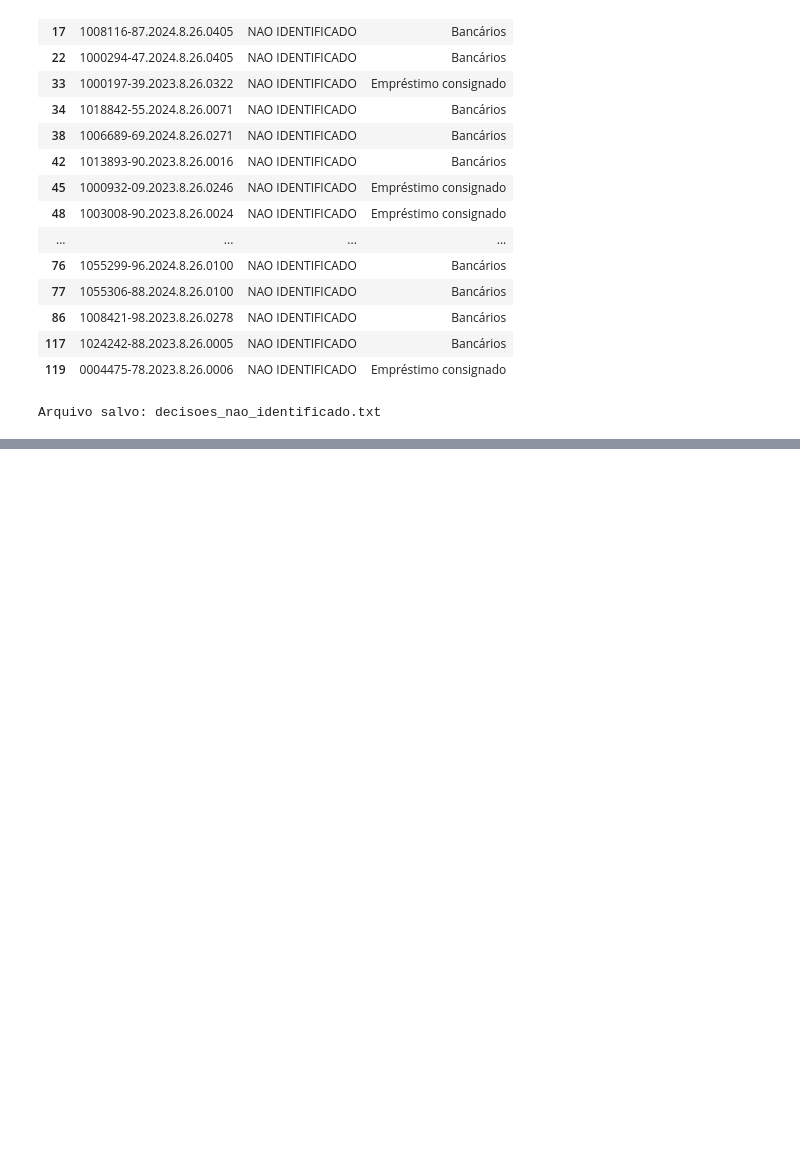
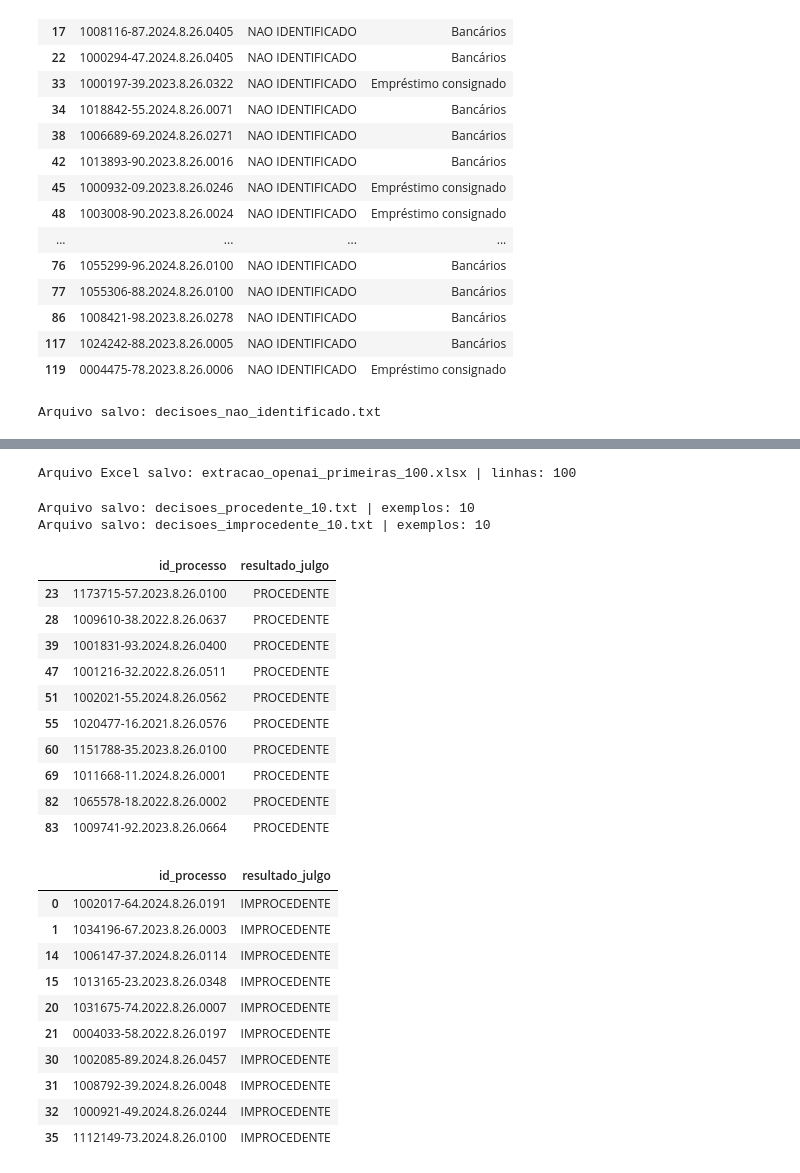
Before and after one commit to gab-correia/clinicas26, a Jupyter notebook: main.ipynb, the cells around one changed output, grey strips where cells are left out. Cells and saved outputs as stored; diff of their text form; code cells hidden in the pictures; blank space fills up the shorter version.

```diff
--- a/main.ipynb
+++ b/main.ipynb
@@ -345,0 +430,67 @@ Arquivo salvo: decisoes_nao_identificado.txt
+# %%
+# Exporta para Excel o recorte processado pela OpenAI
+colunas_exportar = [
+    "id_processo",
+    "decisao",
+    "valor_clausula_openai",
+    "trecho_clausula_openai",
+    "resumo_clausula_openai"
+]
+
+df_exportar = df.loc[df_alvo.index, colunas_exportar].copy()
+arquivo_xlsx = "extracao_openai_primeiras_100.xlsx"
+
+df_exportar.to_excel(arquivo_xlsx, index=False)
+print(f"Arquivo Excel salvo: {arquivo_xlsx} | linhas: {len(df_exportar)}")
+# %% [output]
+Arquivo Excel salvo: extracao_openai_primeiras_100.xlsx | linhas: 100
+# %%
+# Gera 2 arquivos .txt com 10 exemplos de decisões
+coluna_resultado = "resultado_julgo"
+
+def salvar_exemplos_resultado(df_base, resultado, nome_arquivo, n=10):
+    amostra = df_base[df_base[coluna_resultado].fillna("").str.upper().eq(resultado)].head(n).copy()
+    linhas_saida = []
+
+    for i, (_, row) in enumerate(amostra.iterrows(), start=1):
+        linhas_saida.append(f"Exemplo {i} - Processo: {row.get('id_processo', 'SEM_ID')}")
+        linhas_saida.append(f"Classificacao: {resultado}")
+        linhas_saida.append(str(row.get("decisao", "")))
+        linhas_saida.append("-" * 80)
+
+    with open(nome_arquivo, "w", encoding="utf-8") as f:
+        f.write("\n".join(linhas_saida))
+
+    print(f"Arquivo salvo: {nome_arquivo} | exemplos: {len(amostra)}")
+    return amostra
+
+amostra_procedente = salvar_exemplos_resultado(df, "PROCEDENTE", "decisoes_procedente_10.txt", n=10)
+amostra_improcedente = salvar_exemplos_resultado(df, "IMPROCEDENTE", "decisoes_improcedente_10.txt", n=10)
+
+display(amostra_procedente[["id_processo", coluna_resultado]].head(10))
+display(amostra_improcedente[["id_processo", coluna_resultado]].head(10))
+# %% [output]
+Arquivo salvo: decisoes_procedente_10.txt | exemplos: 10
+Arquivo salvo: decisoes_improcedente_10.txt | exemplos: 10
+|  | id_processo | resultado_julgo |
+| 23 | 1173715-57.2023.8.26.0100 | PROCEDENTE |
+| 28 | 1009610-38.2022.8.26.0637 | PROCEDENTE |
+| 39 | 1001831-93.2024.8.26.0400 | PROCEDENTE |
+| 47 | 1001216-32.2022.8.26.0511 | PROCEDENTE |
+| 51 | 1002021-55.2024.8.26.0562 | PROCEDENTE |
+| 55 | 1020477-16.2021.8.26.0576 | PROCEDENTE |
+| 60 | 1151788-35.2023.8.26.0100 | PROCEDENTE |
+| 69 | 1011668-11.2024.8.26.0001 | PROCEDENTE |
+| 82 | 1065578-18.2022.8.26.0002 | PROCEDENTE |
+| 83 | 1009741-92.2023.8.26.0664 | PROCEDENTE |
+|  | id_processo | resultado_julgo |
+| 0 | 1002017-64.2024.8.26.0191 | IMPROCEDENTE |
+| 1 | 1034196-67.2023.8.26.0003 | IMPROCEDENTE |
+| 14 | 1006147-37.2024.8.26.0114 | IMPROCEDENTE |
+| 15 | 1013165-23.2023.8.26.0348 | IMPROCEDENTE |
+| 20 | 1031675-74.2022.8.26.0007 | IMPROCEDENTE |
+| 21 | 0004033-58.2022.8.26.0197 | IMPROCEDENTE |
+| 30 | 1002085-89.2024.8.26.0457 | IMPROCEDENTE |
+| 31 | 1008792-39.2024.8.26.0048 | IMPROCEDENTE |
+| 32 | 1000921-49.2024.8.26.0244 | IMPROCEDENTE |
+| 35 | 1112149-73.2024.8.26.0100 | IMPROCEDENTE |
```
Also changed, not shown: parts of 1 cell of this notebook, 4 other files.
